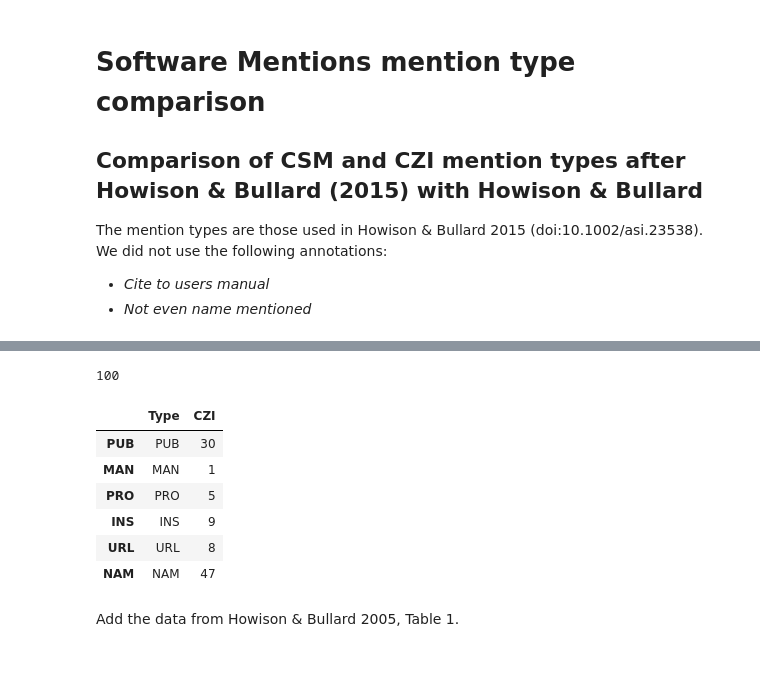
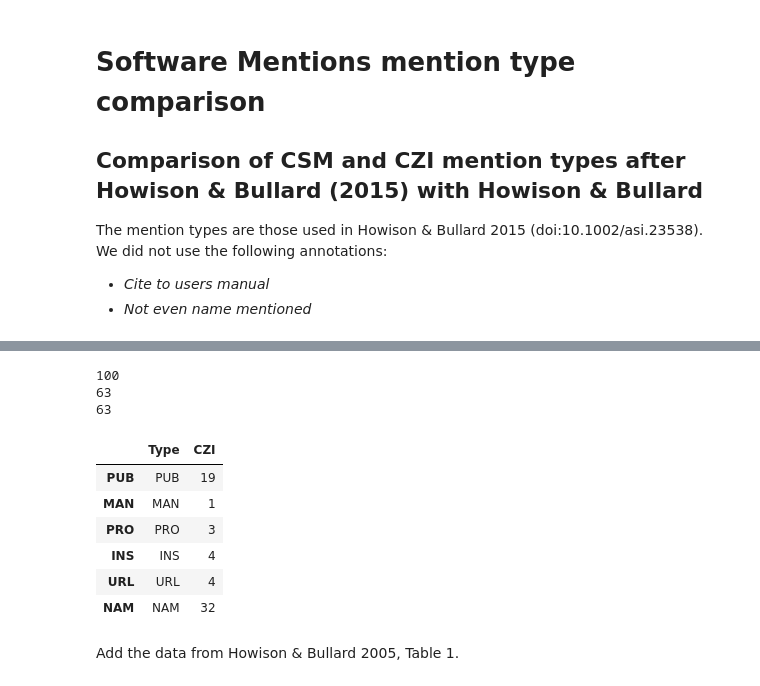
Before and after one commit to softwaresaved/habeas-corpus, a Jupyter notebook: notebooks/combined-mention-types-study.ipynb, the cells around one changed output, grey strips where cells are left out. Saved outputs shown, nothing was run; the diff lists cells and outputs as text; code cells hidden in the pictures.

```diff
--- a/notebooks/combined-mention-types-study.ipynb
+++ b/notebooks/combined-mention-types-study.ipynb
@@ -59,39 +64,46 @@ PRO    5
-# %%
-import pandas as pd
-
-# Read the dataset
-df_czi = pd.read_csv(r'../data/czi-software-mentions/sample_1000_annotated_100_licenses.csv', encoding='unicode_escape', engine='python', index_col=False).fillna(0)
-# Get the raw annotations for mention type
-raw_types = df_czi['MAIN']
-
-# Have a peep at the mention counts
-mentions_total_czi = len(raw_types)
-print(mentions_total_czi)
-
-# Build a list of single types, i.e., split and strip comma-separated values
-types = []
-for separated in raw_types:
-    vals = separated.split(',')
-    vals = [v.strip() for v in vals]
-    types.extend(vals)
-# Create a dataframe for just the single types, sorted alphabetically
-type_df_czi = pd.DataFrame(data=types, columns=['Type']).sort_values(by='Type')
-# Create a new dataframe including the counts for the single types
-counts_df_czi = pd.DataFrame(type_df_czi['Type'].value_counts())
-counts_df_czi.rename(columns = {'Type':'CZI'}, inplace=True)
-# Insert the actual types, which are the index right now, into its own column
-counts_df_czi.insert(0, 'Type',counts_df_czi.index)
-counts_df_czi = counts_df_czi.reindex(['PUB', 'MAN', 'PRO', 'INS', 'URL', 'NAM'])
-counts_df_czi
-# %% [output]
-100
-|  | Type | CZI |
-| PUB | PUB | 30 |
-| MAN | MAN | 1 |
-| PRO | PRO | 5 |
-| INS | INS | 9 |
-| URL | URL | 8 |
-| NAM | NAM | 47 |
+# %%
+import pandas as pd
+
+# Read the dataset
+df_czi = pd.read_csv(r'../data/czi-software-mentions/sample_1000_annotated_100_licenses.csv', encoding='unicode_escape', engine='python', index_col=False).fillna(0)
+print(df_czi.index.size)
+# Use only those mentions with a publication year > 2015
+df_czi = df_czi[df_czi['pubdate'] > 2015]
+print(df_czi.index.size)
+
+# Get the raw annotations for mention type
+raw_types = df_czi['MAIN']
+
+# Have a peep at the mention counts
+mentions_total_czi = len(raw_types)
+print(mentions_total_czi)
+
+# Build a list of single types, i.e., split and strip comma-separated values
+types = []
+for separated in raw_types:
+    vals = separated.split(',')
+    vals = [v.strip() for v in vals]
+    types.extend(vals)
+# Create a dataframe for just the single types, sorted alphabetically
+type_df_czi = pd.DataFrame(data=types, columns=['Type']).sort_values(by='Type')
+# Create a new dataframe including the counts for the single types
+counts_df_czi = pd.DataFrame(type_df_czi['Type'].value_counts())
+counts_df_czi.rename(columns = {'Type':'CZI'}, inplace=True)
+# Insert the actual types, which are the index right now, into its own column
+counts_df_czi.insert(0, 'Type',counts_df_czi.index)
+counts_df_czi = counts_df_czi.reindex(['PUB', 'MAN', 'PRO', 'INS', 'URL', 'NAM'])
+counts_df_czi
+# %% [output]
+100
+63
+63
+|  | Type | CZI |
+| PUB | PUB | 19 |
+| MAN | MAN | 1 |
+| PRO | PRO | 3 |
+| INS | INS | 4 |
+| URL | URL | 4 |
+| NAM | NAM | 32 |
 # %% [markdown]
 Add the data from Howison & Bullard 2005, Table 1.
 # %%
```
Also changed, not shown: parts of 8 cells of this notebook.
